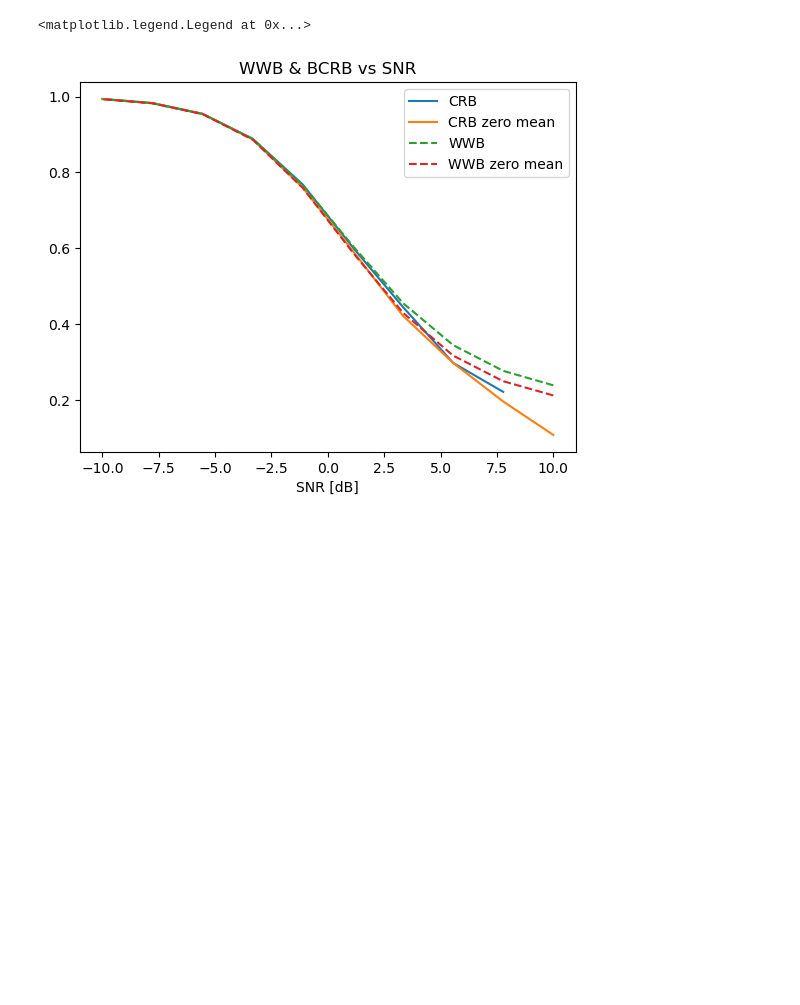
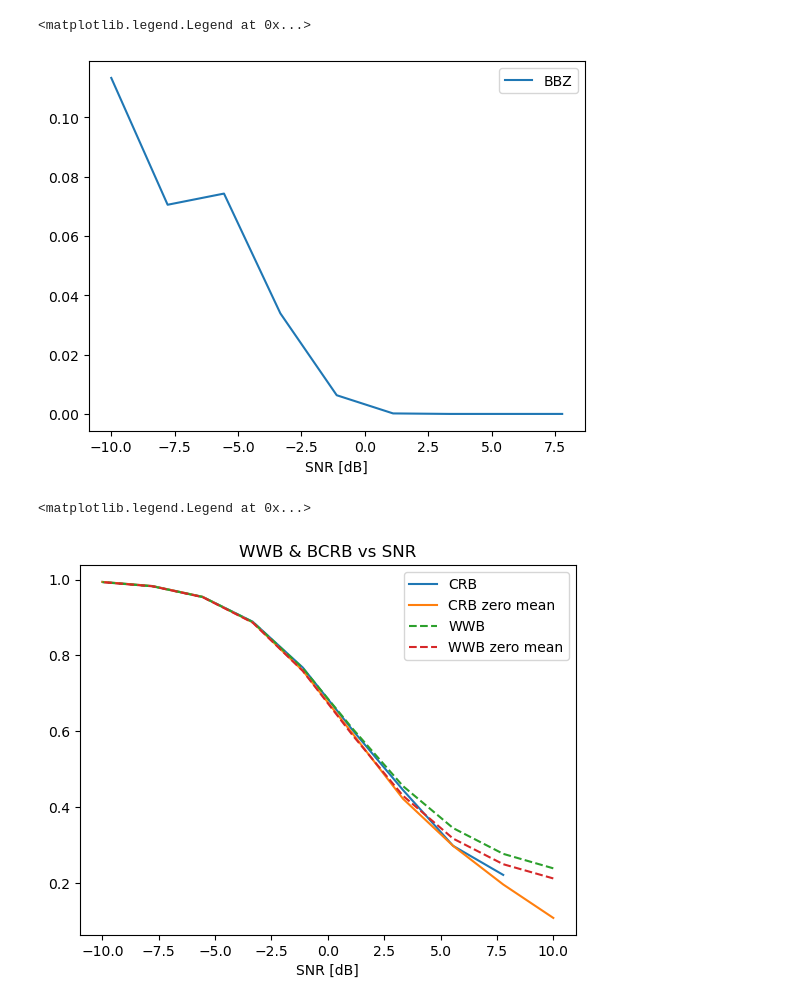
Before and after one commit to mazyaniv/Channel_Estimation, a Jupyter notebook: BOUNDS.ipynb, the cells around one changed output. Drawn from its saved outputs; the diff is of its cells as text; code cells hidden in the pictures; blank space fills up the shorter version.

```diff
--- a/BOUNDS.ipynb
+++ b/BOUNDS.ipynb
@@ -52,3 +91,18 @@ def WWS(mu,sigma2,s,h,thresh_real=0):
+# %%
+sigma_space_new = np.logspace(-1,1,10)
+s= 0.5
+h= 0.5
+mu1=h
+sigma_space_new = np.logspace(-1, 1, 10)
+BBZ1 = [BBZ(mu1,sigma_space_new[i],h) for i in range(len(sigma_space_new))]
+plt.figure()
+plt.plot(10*np.log10(1/sigma_space_new), BBZ1, label = "BBZ")
+# plt.title("WWB & BCRB vs SNR")
+plt.xlabel("SNR [dB]")
+plt.legend()
+# %% [output]
+<matplotlib.legend.Legend at 0x...>
+[figure, added]
 # %%
 sigma_space_new = np.logspace(-1,1,10)
 s= 0.5
```
Also changed, not shown: parts of 5 cells of this notebook, 1 other file.
